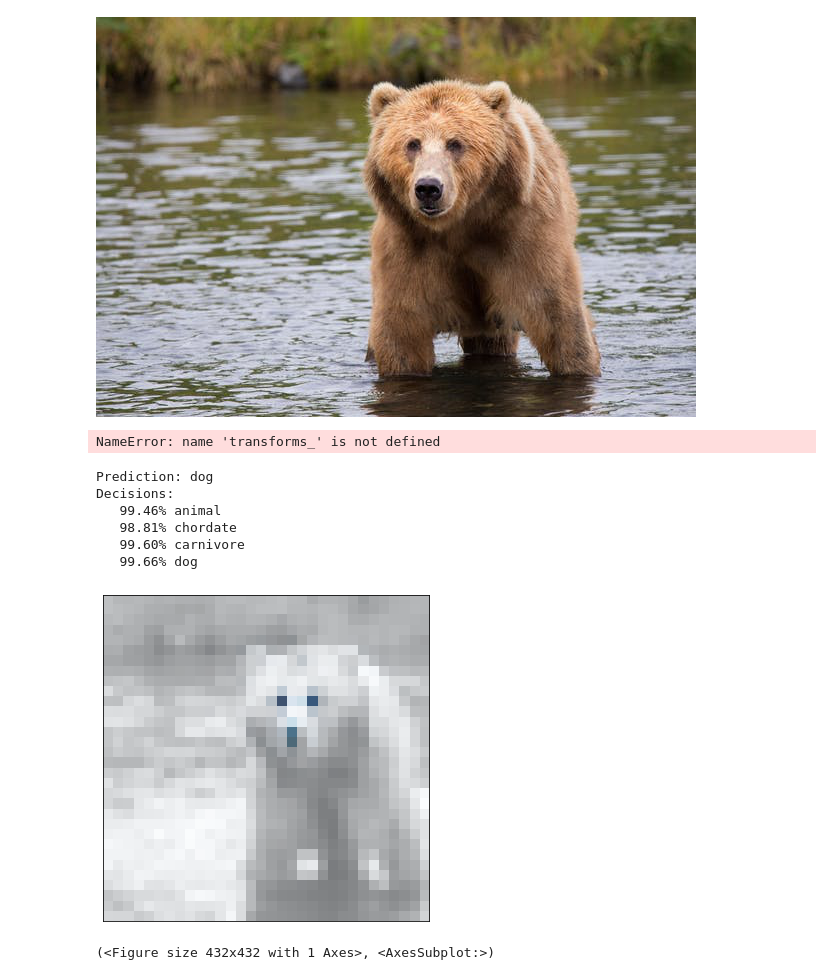
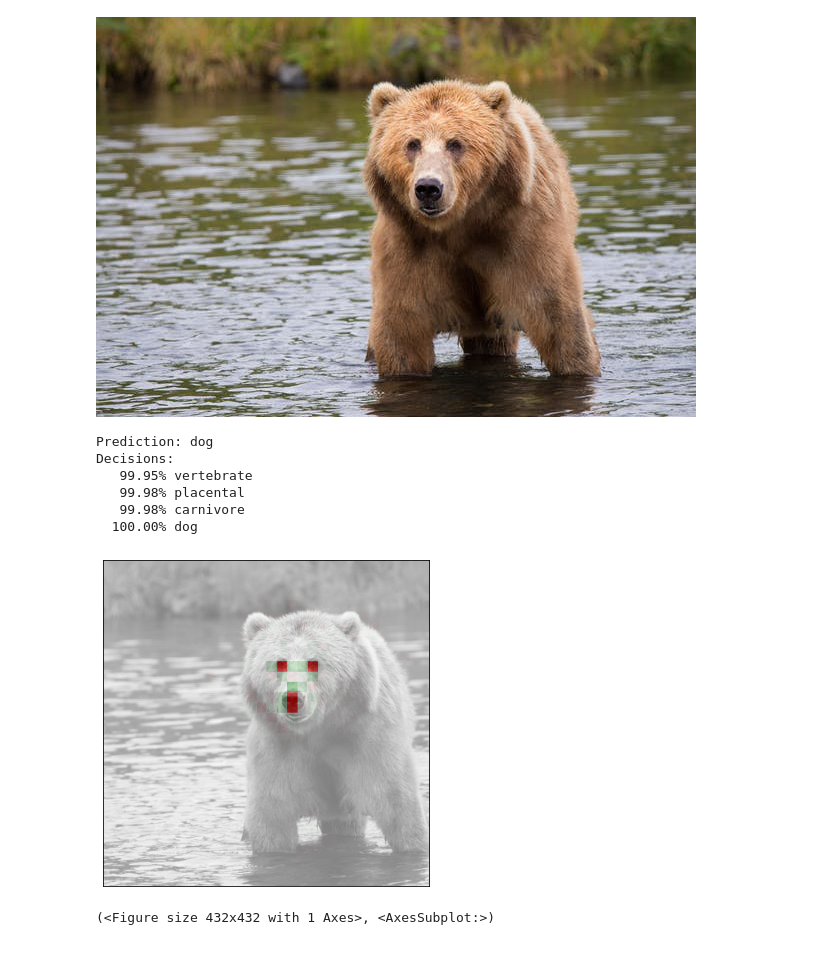
Before and after one commit to 5nefarious/neural-backed-decision-trees, a Jupyter notebook: examples/load_pretrained_nbdts.ipynb, the cells around one changed output. Saved outputs shown, nothing was run; the diff lists cells and outputs as text; code cells hidden in the pictures.

Commit message:
Use high-resolution images in visualization.

```diff
--- a/examples/load_pretrained_nbdts.ipynb
+++ b/examples/load_pretrained_nbdts.ipynb
@@ -32,15 +33,15 @@ display(im)
 [figure]
 # %%
 # load + transform image
+full_size = min(im.size)
+crop = transforms.CenterCrop(full_size)
+im_crop = crop(im)
 preprocess = transforms.Compose([
   transforms.Resize(32),
-  transforms.CenterCrop(32),
   transforms.ToTensor(),
   transforms.Normalize((0.4914, 0.4822, 0.4465), (0.2023, 0.1994, 0.2010)),
 ])
-x = transforms_(im)[None]
+x = preprocess(im_crop)[None]
-# %% [output]
-NameError: name 'transforms_' is not defined
 # %%
 # run inference
 outputs, decisions = model.forward_with_decisions(x)
@@ -54,23 +55,22 @@ print('\n'.join([
 # %% [output]
 Prediction: dog
 Decisions:
-   99.46% animal
-   98.81% chordate
-   99.60% carnivore
-   99.66% dog
+   99.95% vertebrate
+   99.98% placental
+   99.98% carnivore
+  100.00% dog
 # %%
 convnet = model.model
 gradcam = GuidedGradCam(convnet, layer=convnet.features.final_pool)
 # %%
 convnet.zero_grad()
 attr_gc = gradcam.attribute(x, target=predicted)
+# %%
+upscale = transforms.Resize(full_size, NEAREST)
 # %%
-im_np = np.transpose(x.squeeze().cpu().detach().numpy(), (1, 2, 0))
-attr_gc_up = transforms.Resize(im_np.shape[:2])(attr_gc)
+attr_gc_up = upscale(attr_gc)
 attr_gc_np = np.transpose(attr_gc_up.squeeze().cpu().detach().numpy(), (1, 2, 0))
-im_np -= im_np.min()
-im_np /= im_np.max()
-vis.visualize_image_attr(attr_gc_np, im_np, method='blended_heat_map')
+vis.visualize_image_attr(attr_gc_np, im_crop, method='blended_heat_map', sign='all')
 # %% [output]
-[figure, old version]
+[figure, new version]
 (<Figure size 432x432 with 1 Axes>, <AxesSubplot:>)
```
Also changed, not shown: parts of 1 cell of this notebook.
